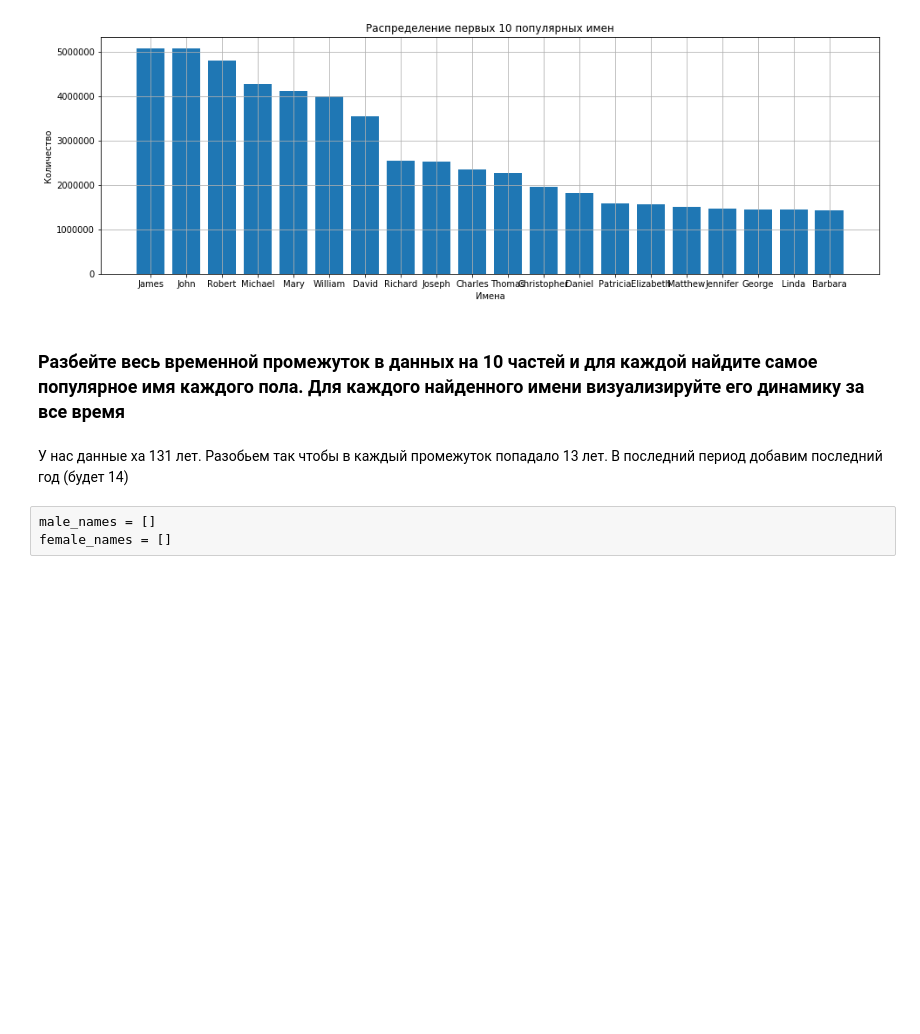
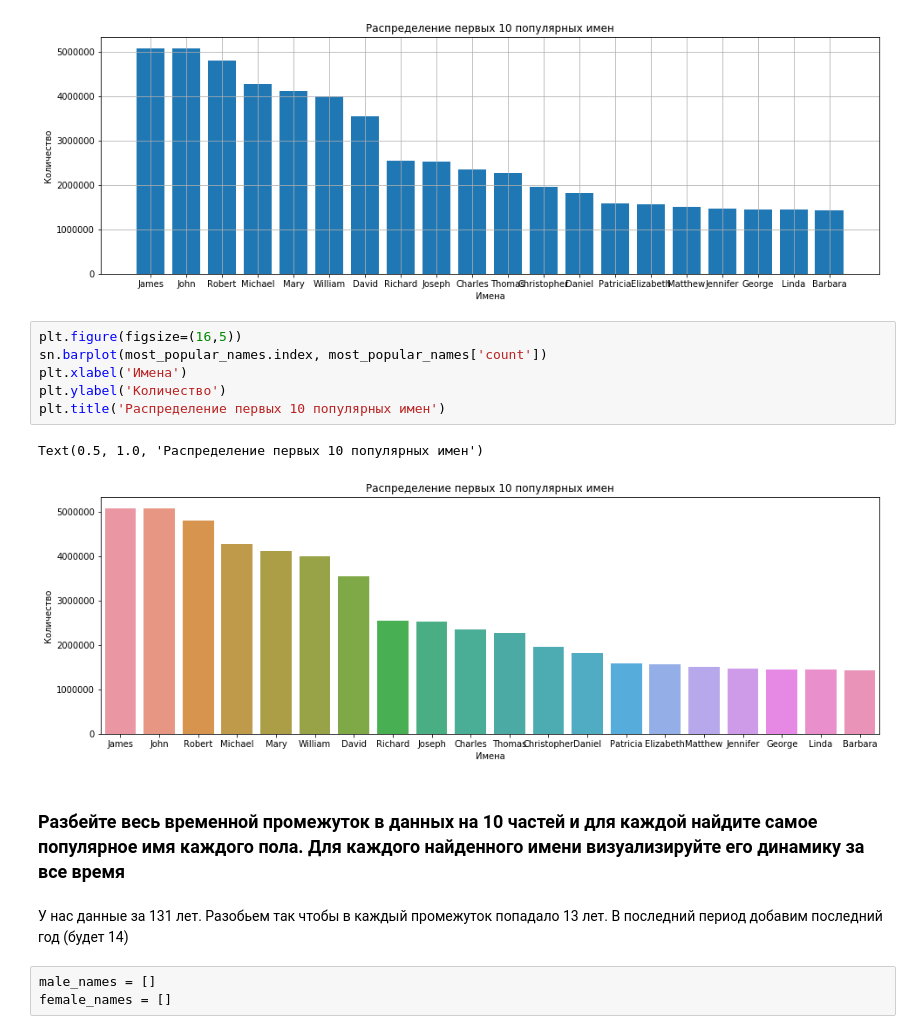
Before and after one commit to pyltsin/ipynb, a Jupyter notebook: otus/5 (визуализация данных)/exercises/part1.ipynb, the cells around one changed output. Cells and saved outputs as stored; diff of their text form; blank space fills up the shorter version.

```diff
--- a/otus/5 (визуализация данных)/exercises/part1.ipynb
+++ b/otus/5 (визуализация данных)/exercises/part1.ipynb
@@ -211,10 +162,19 @@ plt.title('Распределение первых 10 популярных им
 plt.grid()
 # %% [output]
 [figure]
+# %%
+plt.figure(figsize=(16,5))
+sn.barplot(most_popular_names.index, most_popular_names['count'])
+plt.xlabel('Имена')
+plt.ylabel('Количество')
+plt.title('Распределение первых 10 популярных имен')
+# %% [output]
+Text(0.5, 1.0, 'Распределение первых 10 популярных имен')
+[figure, added]
 # %% [markdown]
 ### Разбейте весь временной промежуток в данных на 10 частей и для каждой найдите самое популярное имя каждого пола. Для каждого найденного имени  визуализируйте его динамику за все время
 # %% [markdown]
-У нас данные ха 131 лет. Разобьем так чтобы в каждый промежуток попадало 13 лет. В последний период добавим последний год (будет 14)
+У нас данные за 131 лет. Разобьем так чтобы в каждый промежуток попадало 13 лет. В последний период добавим последний год (будет 14)
 # %%
 male_names = []
 female_names = []
```
Also changed, not shown: parts of 32 cells of this notebook, 2 other files.
